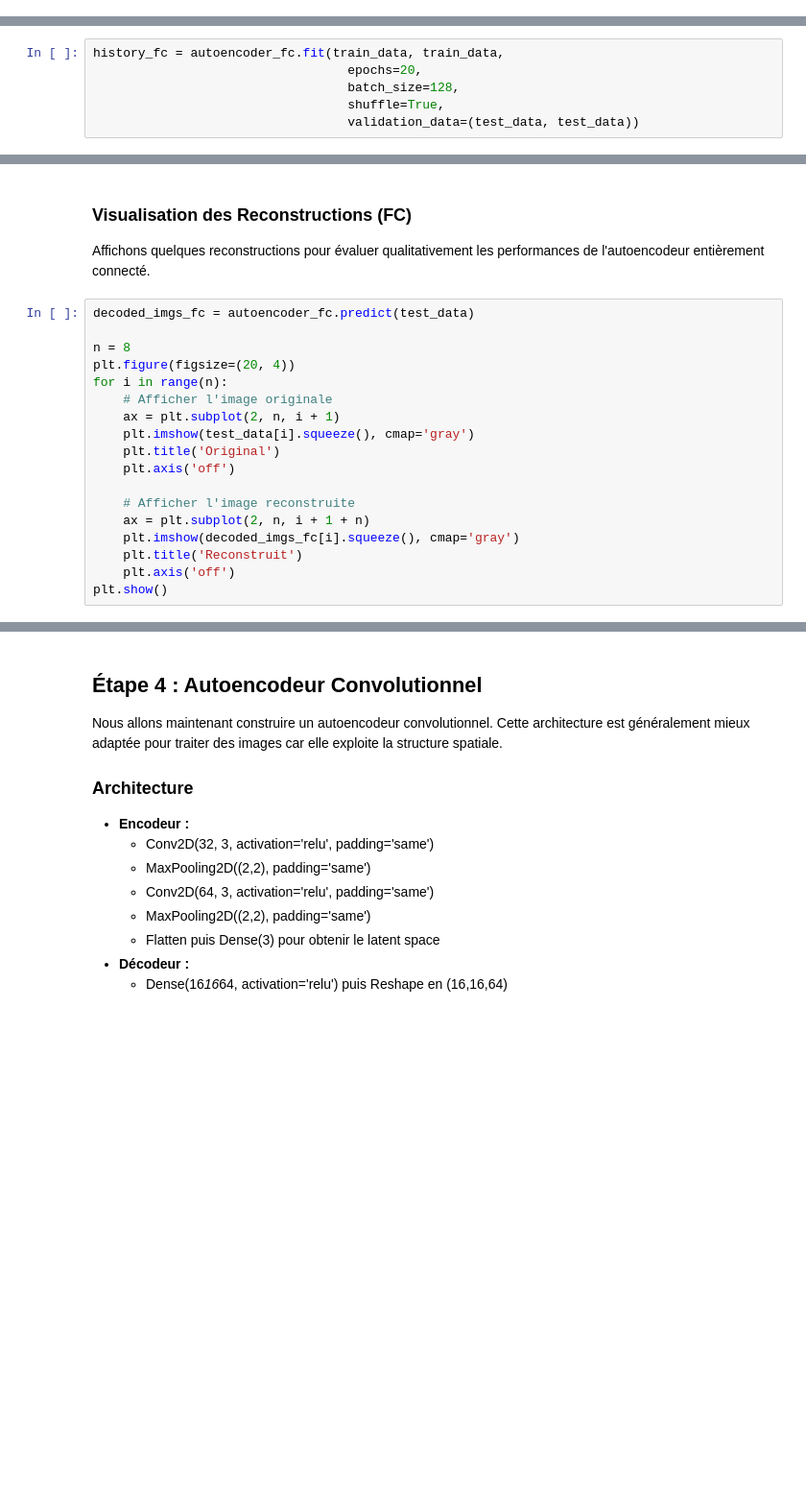
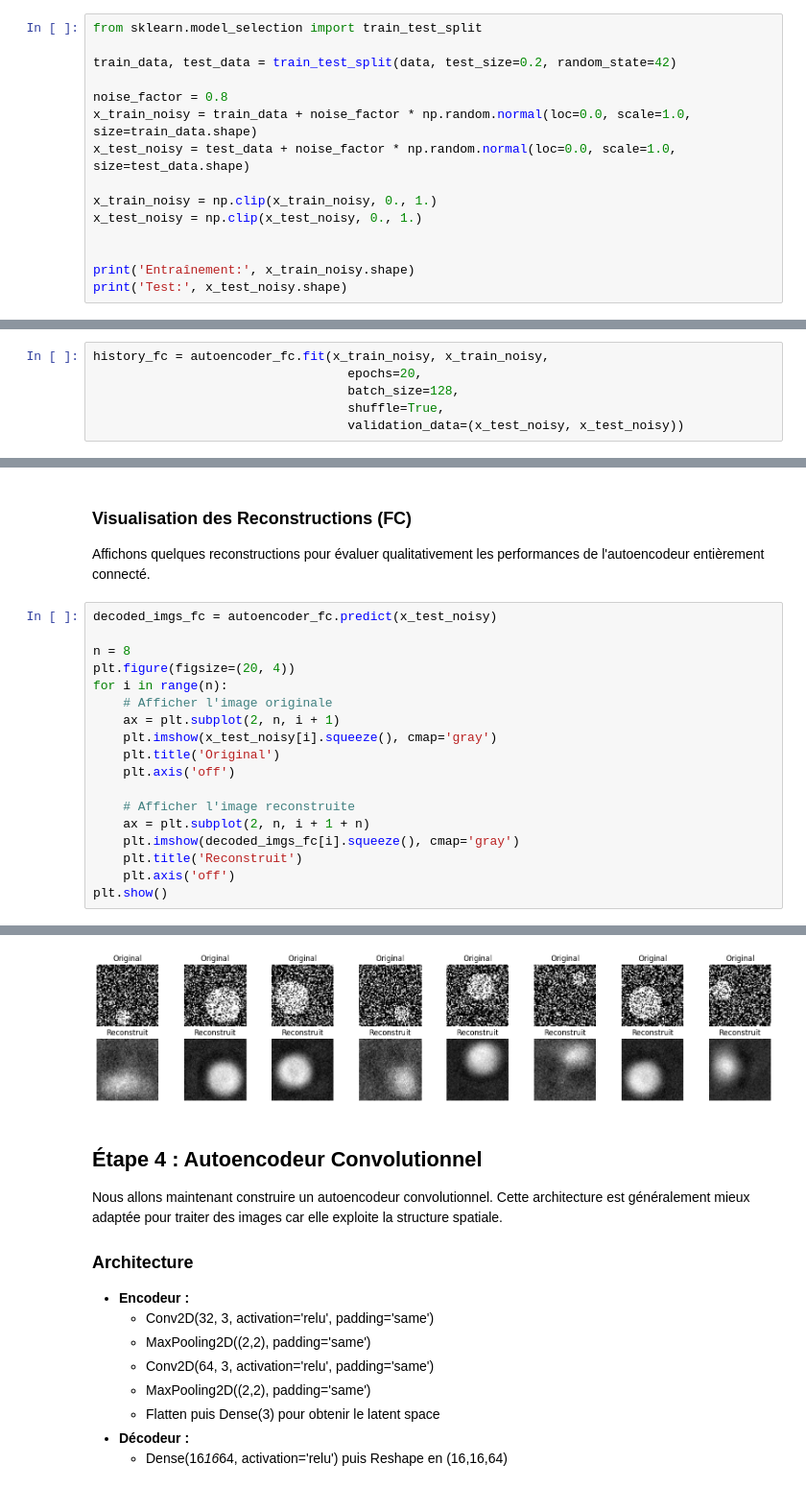
Before and after one commit to josoavj/tpAlgoML_M1, a Jupyter notebook: Computer Vision/Autoencodeurs_par_groupe.ipynb, the cells around one changed output, grey strips where cells are left out. Shown at 96% size. Drawn from its saved outputs; the diff is of its cells as text; blank space fills up the shorter version.

```diff
--- a/Computer Vision/Autoencodeurs_par_groupe.ipynb
+++ b/Computer Vision/Autoencodeurs_par_groupe.ipynb
@@ -96,0 +86,15 @@ Test: (2000, 64, 64, 1)
+# %%
+from sklearn.model_selection import train_test_split
+
+train_data, test_data = train_test_split(data, test_size=0.2, random_state=42)
+
+noise_factor = 0.8
+x_train_noisy = train_data + noise_factor * np.random.normal(loc=0.0, scale=1.0, size=train_data.shape)
+x_test_noisy = test_data + noise_factor * np.random.normal(loc=0.0, scale=1.0, size=test_data.shape)
+
+x_train_noisy = np.clip(x_train_noisy, 0., 1.)
+x_test_noisy = np.clip(x_test_noisy, 0., 1.)
+
+
+print('Entraînement:', x_train_noisy.shape)
+print('Test:', x_test_noisy.shape)
@@ -147,10 +154,10 @@ Model: "functional"
 
 Nous allons entraîner cet autoencodeur sur l'ensemble d'entraînement.
 # %%
-history_fc = autoencoder_fc.fit(train_data, train_data,
+history_fc = autoencoder_fc.fit(x_train_noisy, x_train_noisy,
                                   epochs=20,
                                   batch_size=128,
                                   shuffle=True,
-                                  validation_data=(test_data, test_data))
+                                  validation_data=(x_test_noisy, x_test_noisy))
 # %% [output]
 Epoch 1/20
@@ -172,14 +189,14 @@ Epoch 7/20
 
 Affichons quelques reconstructions pour évaluer qualitativement les performances de l'autoencodeur entièrement connecté.
 # %%
-decoded_imgs_fc = autoencoder_fc.predict(test_data)
+decoded_imgs_fc = autoencoder_fc.predict(x_test_noisy)
 
 n = 8
 plt.figure(figsize=(20, 4))
 for i in range(n):
     # Afficher l'image originale
     ax = plt.subplot(2, n, i + 1)
-    plt.imshow(test_data[i].squeeze(), cmap='gray')
+    plt.imshow(x_test_noisy[i].squeeze(), cmap='gray')
     plt.title('Original')
     plt.axis('off')
 
@@ -189,3 +206,4 @@ for i in range(n):
     plt.title('Reconstruit')
     plt.axis('off')
 plt.show()
+# %% [output]
@@ -192,3 +211,4 @@ plt.show()
+[figure, added]
 # %% [markdown]
 ## Étape 4 : Autoencodeur Convolutionnel
 
```
Also changed, not shown: parts of 15 cells of this notebook.
